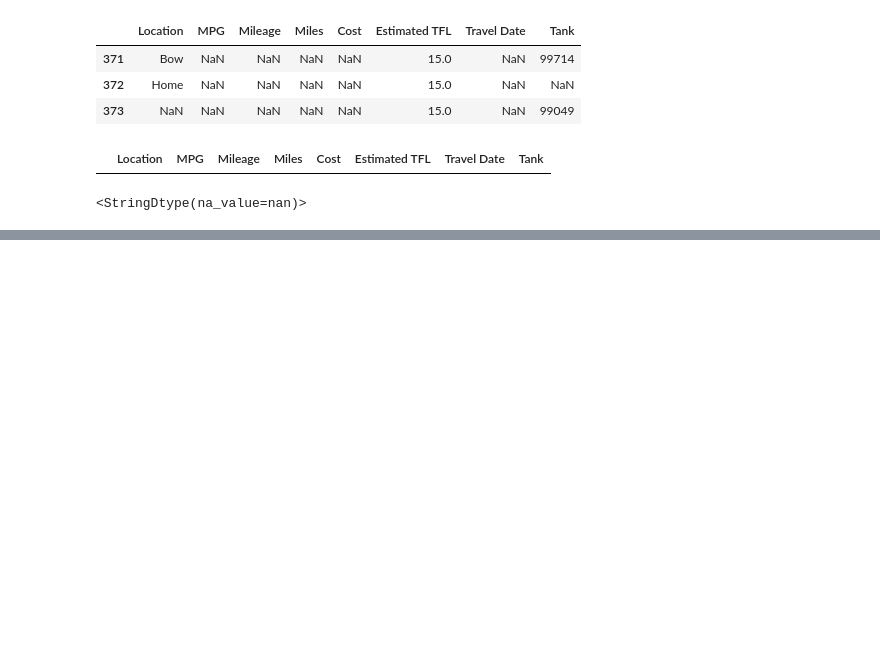
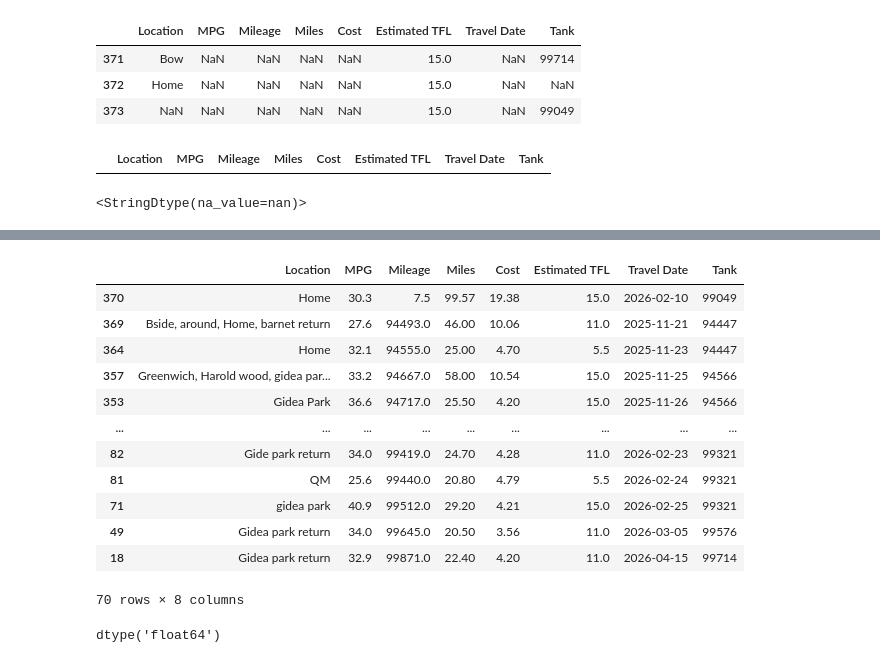
Before and after one commit to mahinm23/Fuel-Tracker-Dashboard, a Jupyter notebook: fuel-explorer.ipynb, the cells around one changed output, grey strips where cells are left out. Drawn from its saved outputs; the diff is of its cells as text; code cells hidden in the pictures; blank space fills up the shorter version.

```diff
--- a/fuel-explorer.ipynb
+++ b/fuel-explorer.ipynb
@@ -173,0 +216,20 @@ fuel['Travel Date'] = pd.to_datetime(fuel['Travel Date'], format='%d/%m/%Y')
+# %%
+fuel[fuel['Miles'] > 20]
+# %% [output]
+|  | Location | MPG | Mileage | Miles | Cost | Estimated TFL | Travel Date | Tank |
+| 370 | Home | 30.3 | 7.5 | 99.57 | 19.38 | 15.0 | 2026-02-10 | 99049 |
+| 369 | Bside, around, Home, barnet return | 27.6 | 94493.0 | 46.00 | 10.06 | 11.0 | 2025-11-21 | 94447 |
+| 364 | Home | 32.1 | 94555.0 | 25.00 | 4.70 | 5.5 | 2025-11-23 | 94447 |
+| 357 | Greenwich, Harold wood, gidea par... | 33.2 | 94667.0 | 58.00 | 10.54 | 15.0 | 2025-11-25 | 94566 |
+| 353 | Gidea Park | 36.6 | 94717.0 | 25.50 | 4.20 | 15.0 | 2025-11-26 | 94566 |
+| ... | ... | ... | ... | ... | ... | ... | ... | ... |
+| 82 | Gide park return | 34.0 | 99419.0 | 24.70 | 4.28 | 11.0 | 2026-02-23 | 99321 |
+| 81 | QM | 25.6 | 99440.0 | 20.80 | 4.79 | 5.5 | 2026-02-24 | 99321 |
+| 71 | gidea park | 40.9 | 99512.0 | 29.20 | 4.21 | 15.0 | 2026-02-25 | 99321 |
+| 49 | Gidea park return | 34.0 | 99645.0 | 20.50 | 3.56 | 11.0 | 2026-03-05 | 99576 |
+| 18 | Gidea park return | 32.9 | 99871.0 | 22.40 | 4.20 | 11.0 | 2026-04-15 | 99714 |
+70 rows × 8 columns
+# %%
+fuel['Mileage'].dtype
+# %% [output]
+dtype('float64')
```
Also changed, not shown: parts of 6 cells of this notebook.
